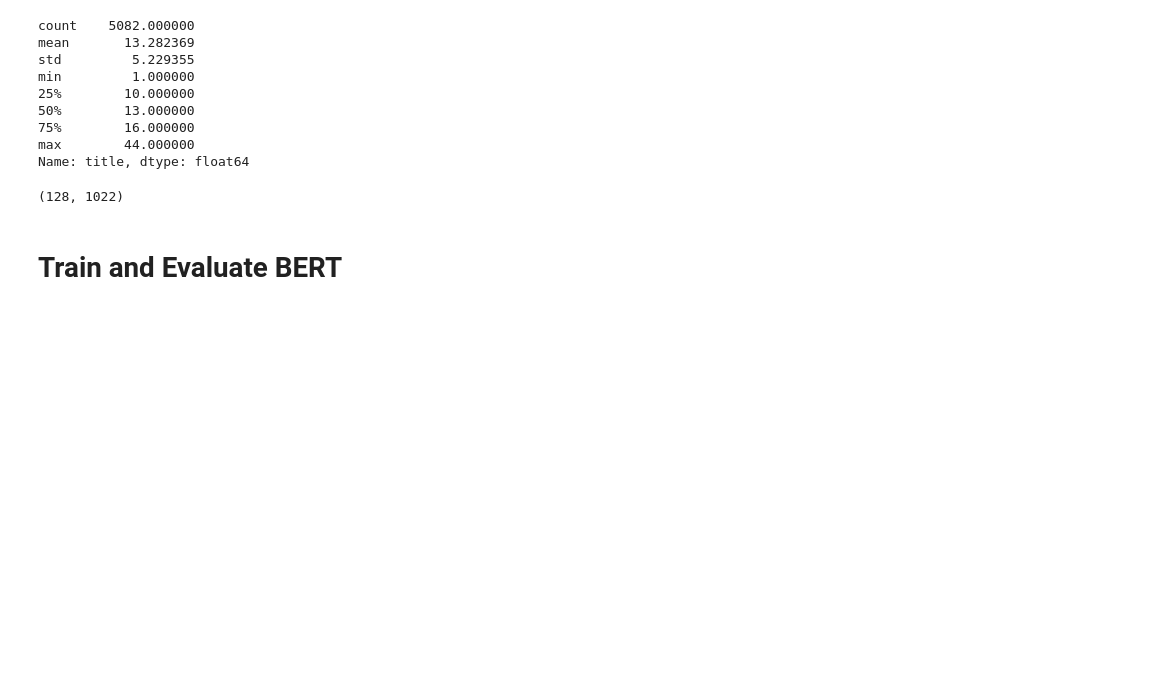
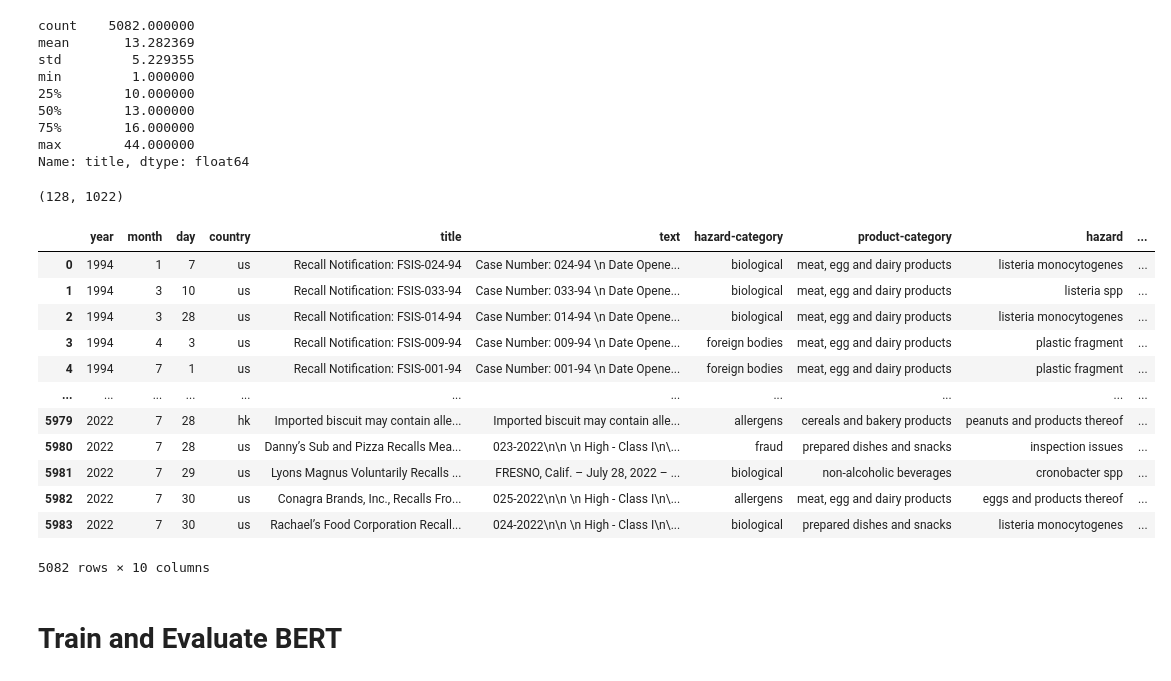
Before and after one commit to phanben110/SEV25T9, a Jupyter notebook: code/The_Food_Hazard_Detection_Challenge_SemEval_2025_The_BERT_Baseline.ipynb, the cells around one changed output. Cells and saved outputs as stored; diff of their text form; code cells hidden in the pictures; blank space fills up the shorter version.

```diff
--- a/code/The_Food_Hazard_Detection_Challenge_SemEval_2025_The_BERT_Baseline.ipynb
+++ b/code/The_Food_Hazard_Detection_Challenge_SemEval_2025_The_BERT_Baseline.ipynb
@@ -49,6 +49,22 @@ Name: title, dtype: float64
 len(data['hazard'].value_counts()), len(data["product"].value_counts())
 # %% [output]
 (128, 1022)
+# %%
+data
+# %% [output]
+|  | year | month | day | country | title | text | hazard-category | product-category | hazard | ... |
+| 0 | 1994 | 1 | 7 | us | Recall Notification: FSIS-024-94 | Case Number: 024-94 \n Date Opene... | biological | meat, egg and dairy products | listeria monocytogenes | ... |
+| 1 | 1994 | 3 | 10 | us | Recall Notification: FSIS-033-94 | Case Number: 033-94 \n Date Opene... | biological | meat, egg and dairy products | listeria spp | ... |
+| 2 | 1994 | 3 | 28 | us | Recall Notification: FSIS-014-94 | Case Number: 014-94 \n Date Opene... | biological | meat, egg and dairy products | listeria monocytogenes | ... |
+| 3 | 1994 | 4 | 3 | us | Recall Notification: FSIS-009-94 | Case Number: 009-94 \n Date Opene... | foreign bodies | meat, egg and dairy products | plastic fragment | ... |
+| 4 | 1994 | 7 | 1 | us | Recall Notification: FSIS-001-94 | Case Number: 001-94 \n Date Opene... | foreign bodies | meat, egg and dairy products | plastic fragment | ... |
+| ... | ... | ... | ... | ... | ... | ... | ... | ... | ... | ... |
+| 5979 | 2022 | 7 | 28 | hk | Imported biscuit may contain alle... | Imported biscuit may contain alle... | allergens | cereals and bakery products | peanuts and products thereof | ... |
+| 5980 | 2022 | 7 | 28 | us | Danny’s Sub and Pizza Recalls Mea... | 023-2022\n\n \n High - Class I\n\... | fraud | prepared dishes and snacks | inspection issues | ... |
+| 5981 | 2022 | 7 | 29 | us | Lyons Magnus Voluntarily Recalls ... | FRESNO, Calif. – July 28, 2022 – ... | biological | non-alcoholic beverages | cronobacter spp | ... |
+| 5982 | 2022 | 7 | 30 | us | Conagra Brands, Inc., Recalls Fro... | 025-2022\n\n \n High - Class I\n\... | allergens | meat, egg and dairy products | eggs and products thereof | ... |
+| 5983 | 2022 | 7 | 30 | us | Rachael’s Food Corporation Recall... | 024-2022\n\n \n High - Class I\n\... | biological | prepared dishes and snacks | listeria monocytogenes | ... |
+5082 rows × 10 columns
 # %% [markdown]
 # Train and Evaluate BERT
 # %%
```
Also changed, not shown: parts of 4 cells of this notebook, 7 other files.
